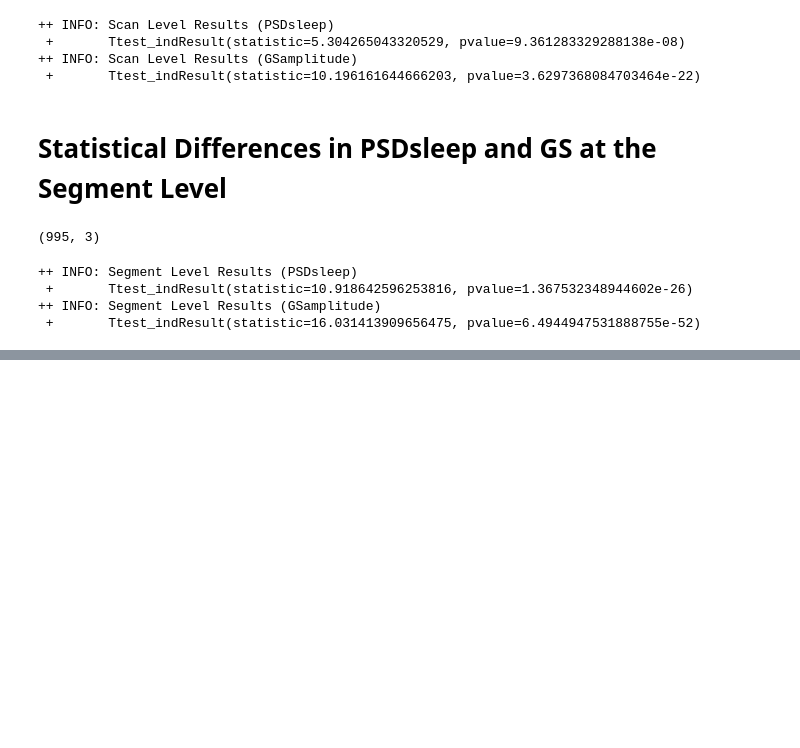
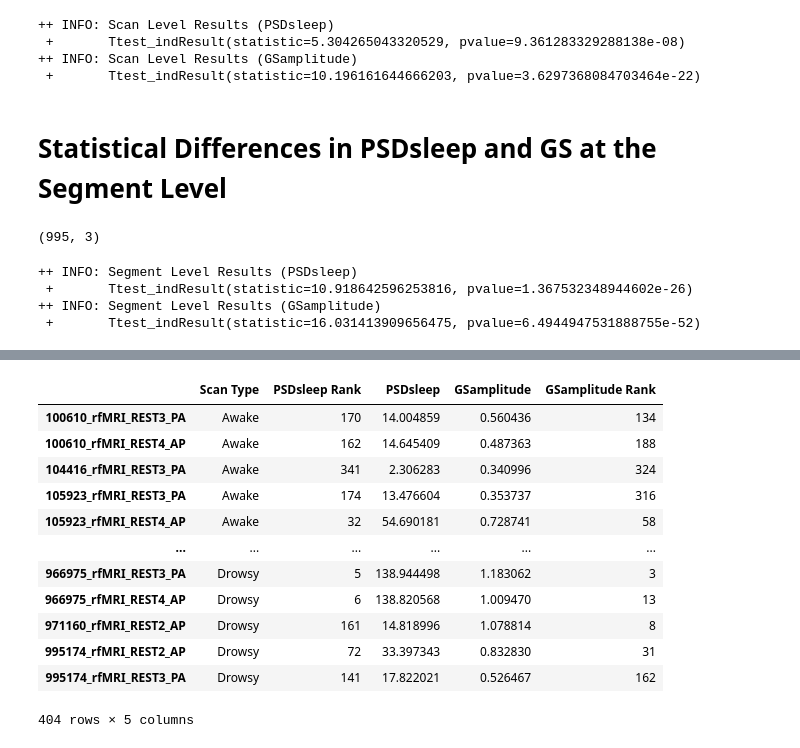
Before and after one commit to nimh-sfim/hcp7t_fv_sleep, a Jupyter notebook: Notebooks/N16_mPP_Scan_Spectrogram.Ranks.ipynb, the cells around one changed output, grey strips where cells are left out. Drawn from its saved outputs; the diff is of its cells as text; code cells hidden in the pictures; blank space fills up the shorter version.

```diff
--- a/Notebooks/N16_mPP_Scan_Spectrogram.Ranks.ipynb
+++ b/Notebooks/N16_mPP_Scan_Spectrogram.Ranks.ipynb
@@ -350,3 +351,19 @@ Figure09
 [interactive output not drawn]
 # %%
 Figure09.save('./figures/Fig09_StatDiff_PSDsleep_GSamplitude.{region}.{scenario}.png'.format(region=region, scenario=scenario))
+# %%
+scans_rank
+# %% [output]
+|  | Scan Type | PSDsleep Rank | PSDsleep | GSamplitude | GSamplitude Rank |
+| 100610_rfMRI_REST3_PA | Awake | 170 | 14.004859 | 0.560436 | 134 |
+| 100610_rfMRI_REST4_AP | Awake | 162 | 14.645409 | 0.487363 | 188 |
+| 104416_rfMRI_REST3_PA | Awake | 341 | 2.306283 | 0.340996 | 324 |
+| 105923_rfMRI_REST3_PA | Awake | 174 | 13.476604 | 0.353737 | 316 |
+| 105923_rfMRI_REST4_AP | Awake | 32 | 54.690181 | 0.728741 | 58 |
+| ... | ... | ... | ... | ... | ... |
+| 966975_rfMRI_REST3_PA | Drowsy | 5 | 138.944498 | 1.183062 | 3 |
+| 966975_rfMRI_REST4_AP | Drowsy | 6 | 138.820568 | 1.009470 | 13 |
+| 971160_rfMRI_REST2_AP | Drowsy | 161 | 14.818996 | 1.078814 | 8 |
+| 995174_rfMRI_REST2_AP | Drowsy | 72 | 33.397343 | 0.832830 | 31 |
+| 995174_rfMRI_REST3_PA | Drowsy | 141 | 17.822021 | 0.526467 | 162 |
+404 rows × 5 columns
```
Also changed, not shown: parts of 10 cells of this notebook, 1 other file.
